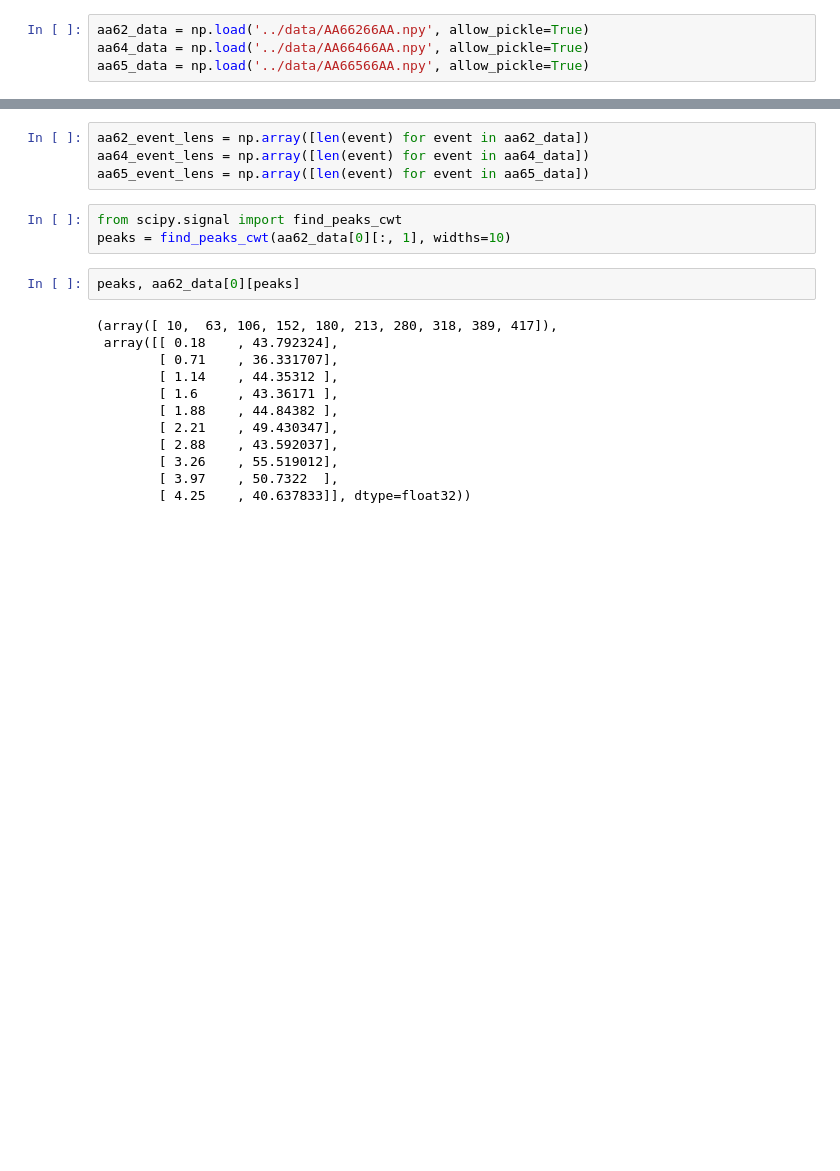
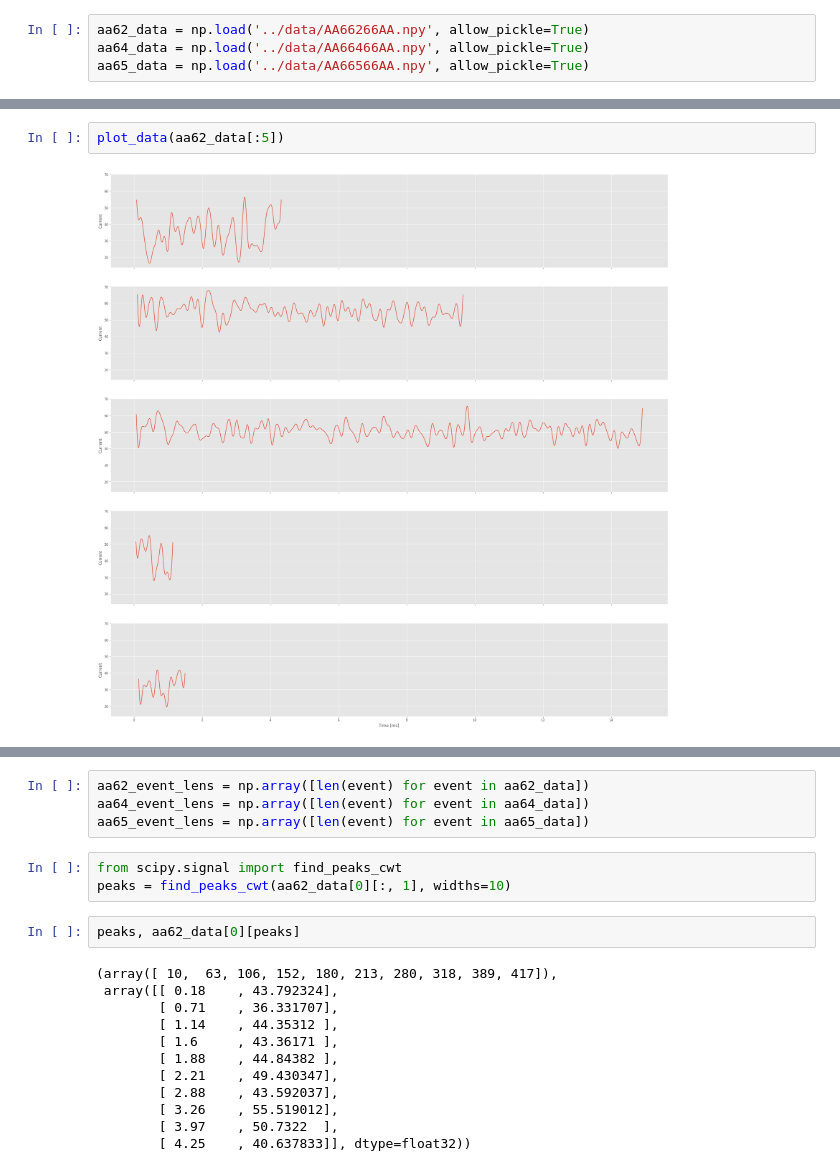
Before and after one commit to HaroldBenoit/ml4science-polymers, a Jupyter notebook: mete/mete-exploration.ipynb, the cells around one changed output, grey strips where cells are left out. Drawn from its saved outputs; the diff is of its cells as text; blank space fills up the shorter version.

```diff
--- a/mete/mete-exploration.ipynb
+++ b/mete/mete-exploration.ipynb
@@ -22,0 +49,4 @@ len(ps)
+# %%
+plot_data(aa62_data[:5])
+# %% [output]
+[figure, added]
```
Also changed, not shown: parts of 13 cells of this notebook, 3 other files.
